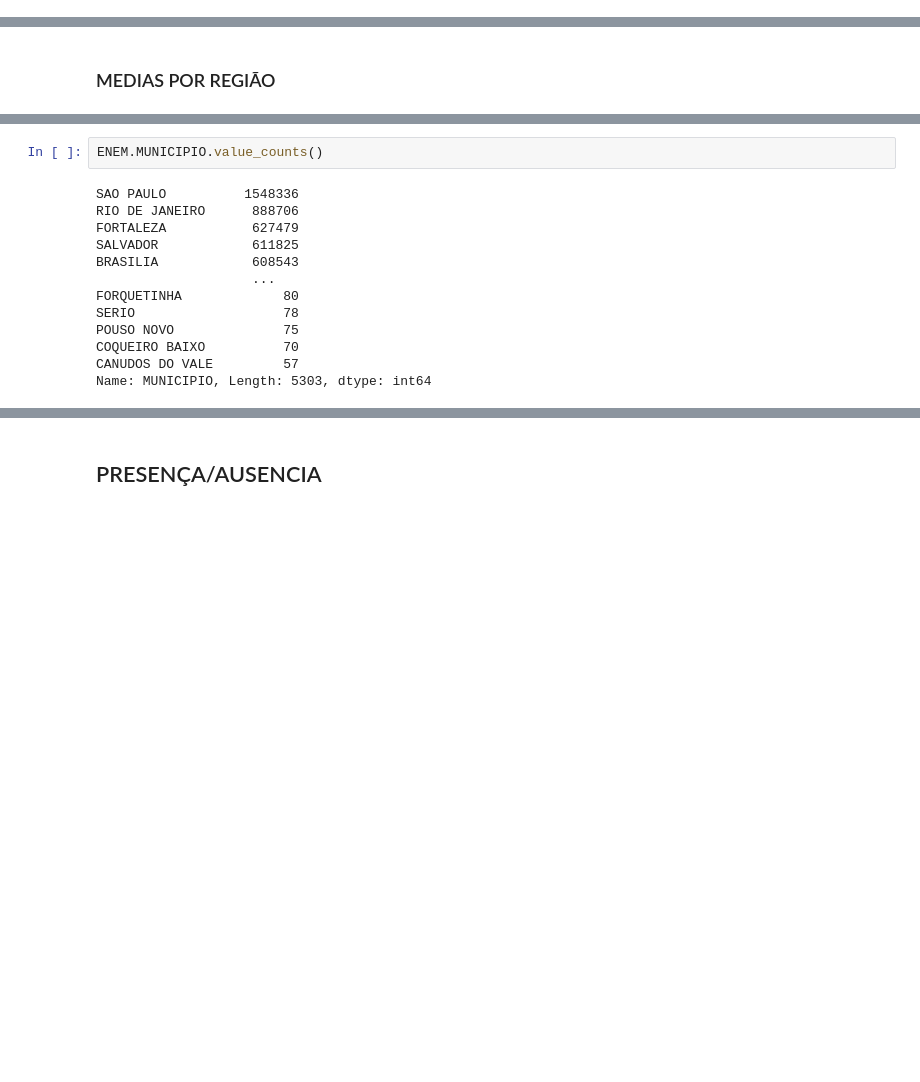
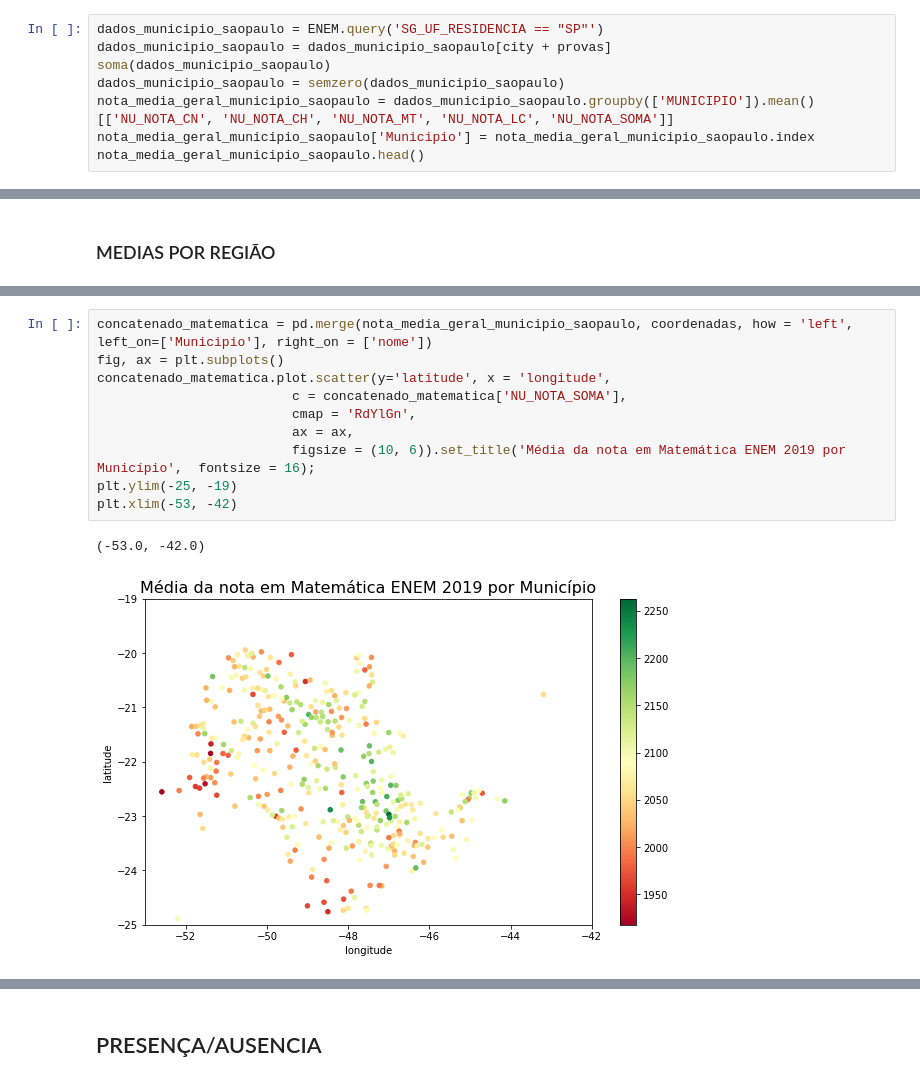
Before and after one commit to nakaroov/-ENEM, a Jupyter notebook: ENEM.ipynb, the cells around one changed output, grey strips where cells are left out. Saved outputs shown, nothing was run; the diff lists cells and outputs as text; blank space fills up the shorter version.

```diff
--- a/ENEM.ipynb
+++ b/ENEM.ipynb
@@ -129,0 +130,8 @@ See the caveats in the documentation: https://pandas.pydata.org/pandas-docs/stab
+# %%
+dados_municipio_saopaulo = ENEM.query('SG_UF_RESIDENCIA == "SP"')
+dados_municipio_saopaulo = dados_municipio_saopaulo[city + provas]
+soma(dados_municipio_saopaulo)
+dados_municipio_saopaulo = semzero(dados_municipio_saopaulo)
+nota_media_geral_municipio_saopaulo = dados_municipio_saopaulo.groupby(['MUNICIPIO']).mean()[['NU_NOTA_CN', 'NU_NOTA_CH', 'NU_NOTA_MT', 'NU_NOTA_LC', 'NU_NOTA_SOMA']]
+nota_media_geral_municipio_saopaulo['Municipio'] = nota_media_geral_municipio_saopaulo.index
+nota_media_geral_municipio_saopaulo.head()
@@ -505,15 +433,13 @@ concatenado_matematica.plot.scatter(y='latitude', x = 'longitude',
-# %%
-ENEM.MUNICIPIO.value_counts()
-# %% [output]
-SAO PAULO          1548336
-RIO DE JANEIRO      888706
-FORTALEZA           627479
-SALVADOR            611825
-BRASILIA            608543
-                    ...
-FORQUETINHA             80
-SERIO                   78
-POUSO NOVO              75
-COQUEIRO BAIXO          70
-CANUDOS DO VALE         57
-Name: MUNICIPIO, Length: 5303, dtype: int64
+# %%
+concatenado_matematica = pd.merge(nota_media_geral_municipio_saopaulo, coordenadas, how = 'left', left_on=['Municipio'], right_on = ['nome'])
+fig, ax = plt.subplots()
+concatenado_matematica.plot.scatter(y='latitude', x = 'longitude',
+                         c = concatenado_matematica['NU_NOTA_SOMA'],
+                         cmap = 'RdYlGn',
+                         ax = ax,
+                         figsize = (10, 6)).set_title('Média da nota em Matemática ENEM 2019 por Município',  fontsize = 16);
+plt.ylim(-25, -19)
+plt.xlim(-53, -42)
+# %% [output]
+(-53.0, -42.0)
+[figure, added]
```
Also changed, not shown: parts of 63 cells of this notebook.
